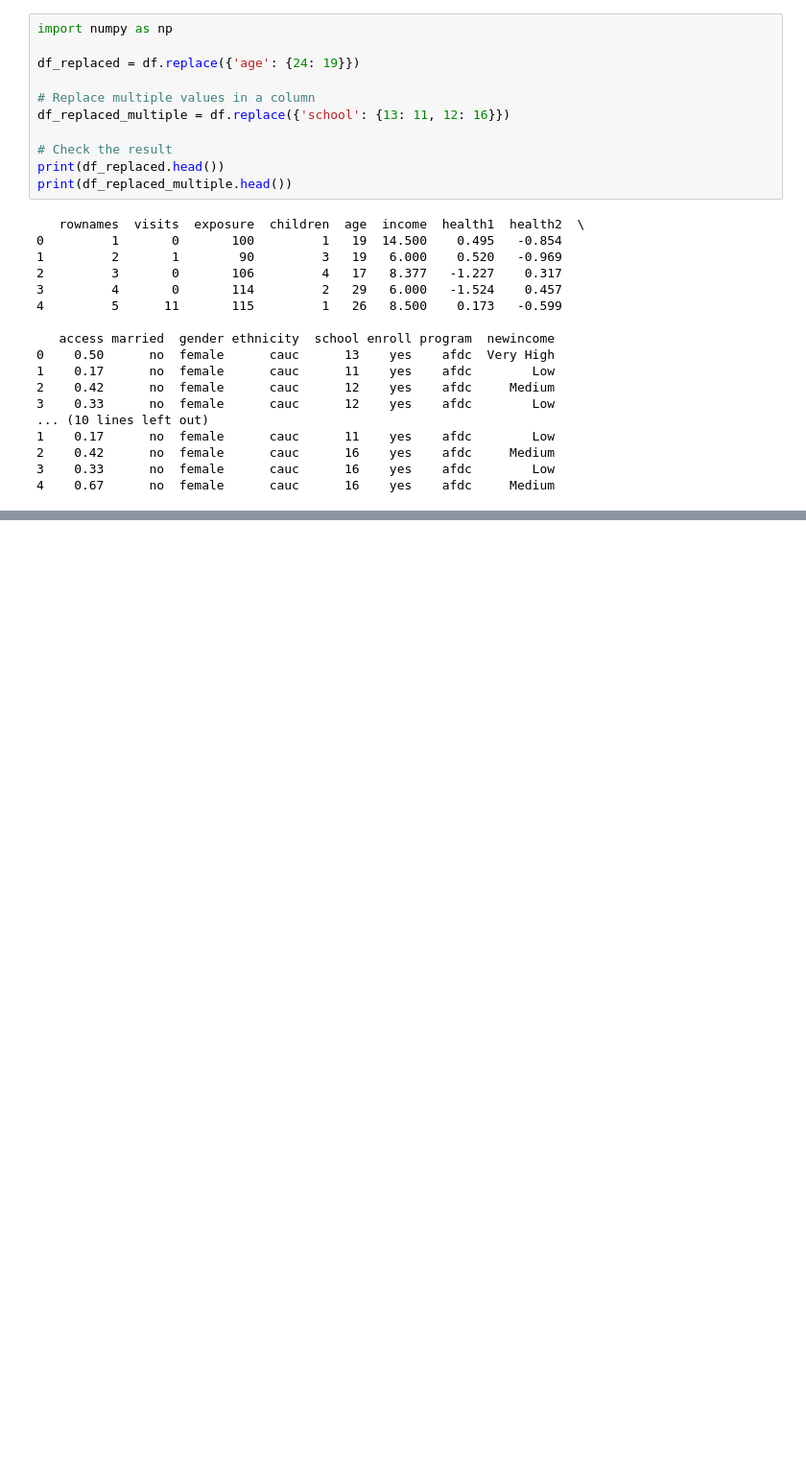
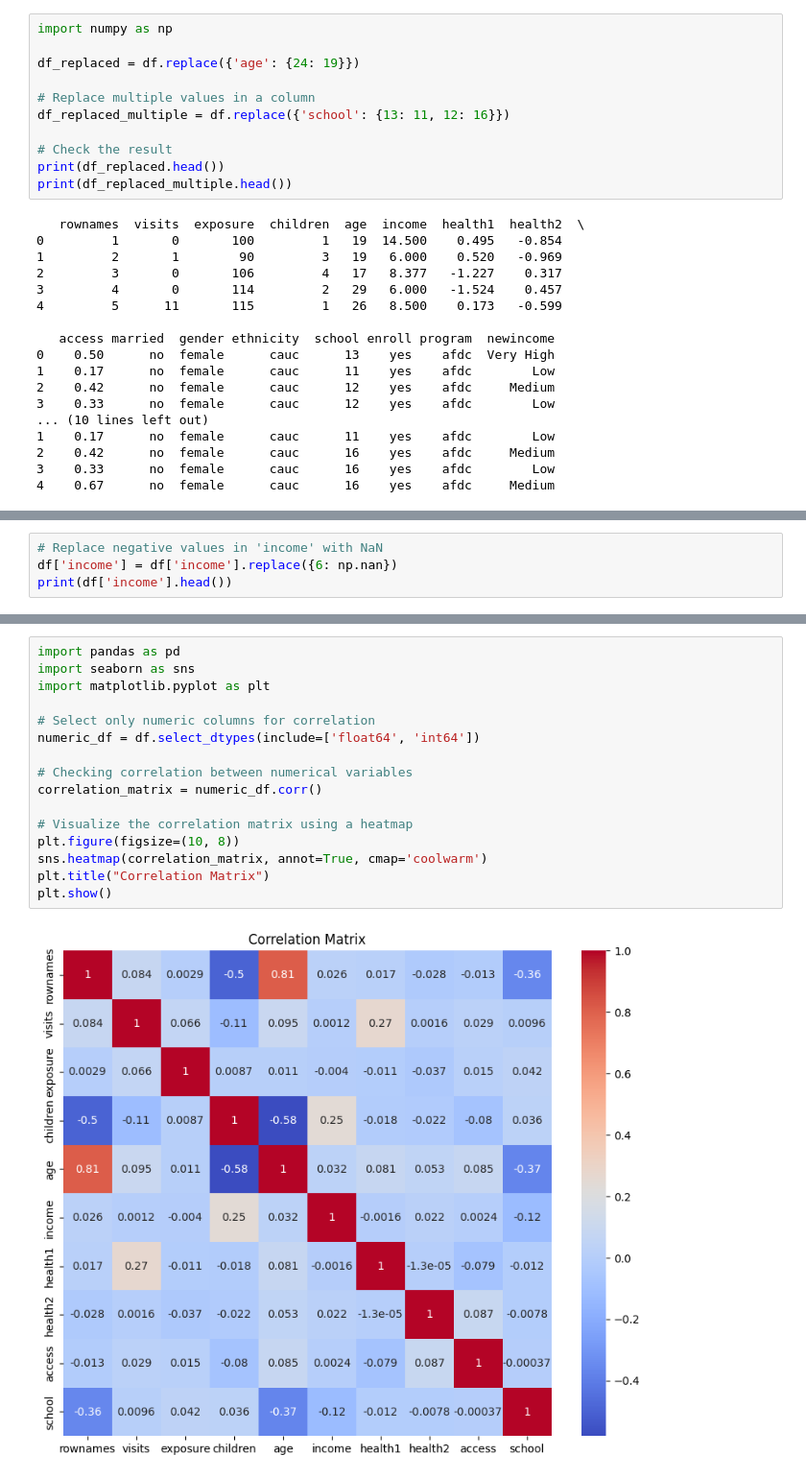
Before and after one commit to JananeeShri27/EDA-THEORY, a Jupyter notebook: Untitled0.ipynb, the cells around one changed output, grey strips where cells are left out. Shown at 96% size. Saved outputs shown, nothing was run; the diff lists cells and outputs as text; blank space fills up the shorter version.

```diff
--- a/Untitled0.ipynb
+++ b/Untitled0.ipynb
@@ -283,0 +267,4 @@ rownames
+# %%
+# Replace negative values in 'income' with NaN
+df['income'] = df['income'].replace({6: np.nan})
+print(df['income'].head())
@@ -283,0 +289,18 @@ rownames
+# %%
+import pandas as pd
+import seaborn as sns
+import matplotlib.pyplot as plt
+
+# Select only numeric columns for correlation
+numeric_df = df.select_dtypes(include=['float64', 'int64'])
+
+# Checking correlation between numerical variables
+correlation_matrix = numeric_df.corr()
+
+# Visualize the correlation matrix using a heatmap
+plt.figure(figsize=(10, 8))
+sns.heatmap(correlation_matrix, annot=True, cmap='coolwarm')
+plt.title("Correlation Matrix")
+plt.show()
+# %% [output]
+[figure, added]
```
Also changed, not shown: parts of 13 cells of this notebook.
